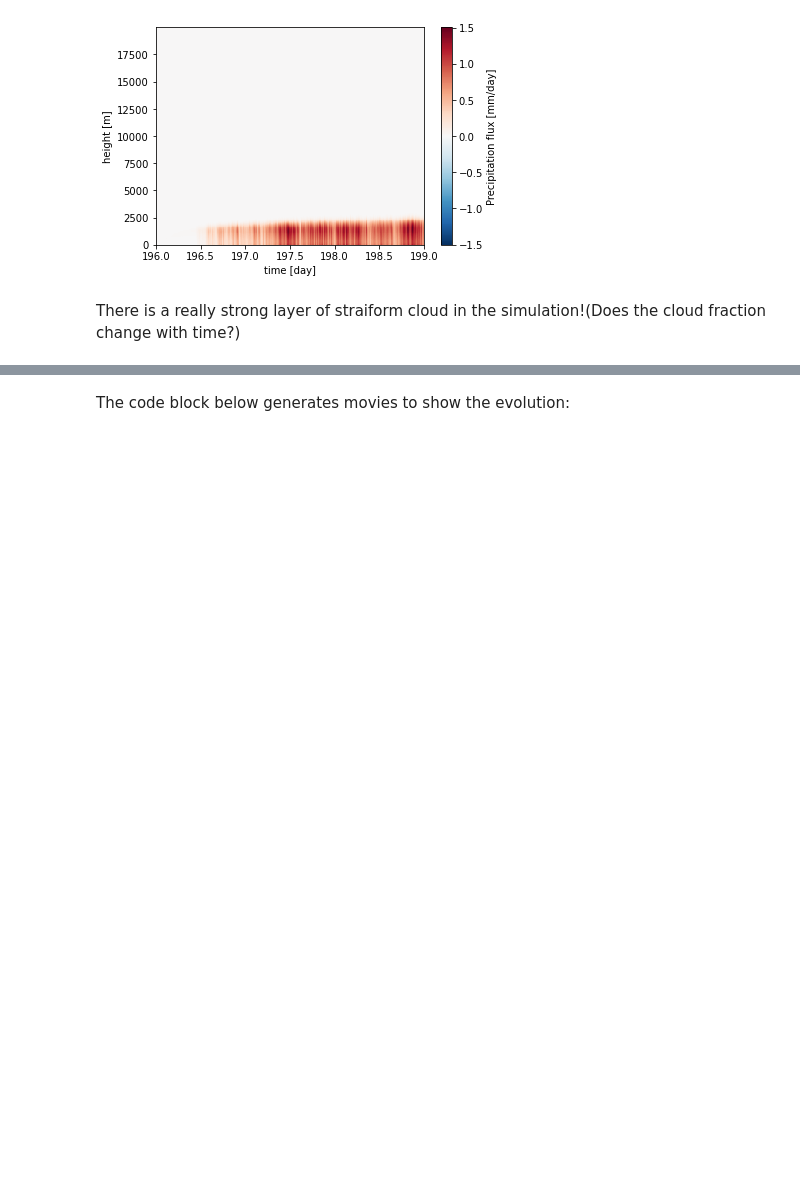
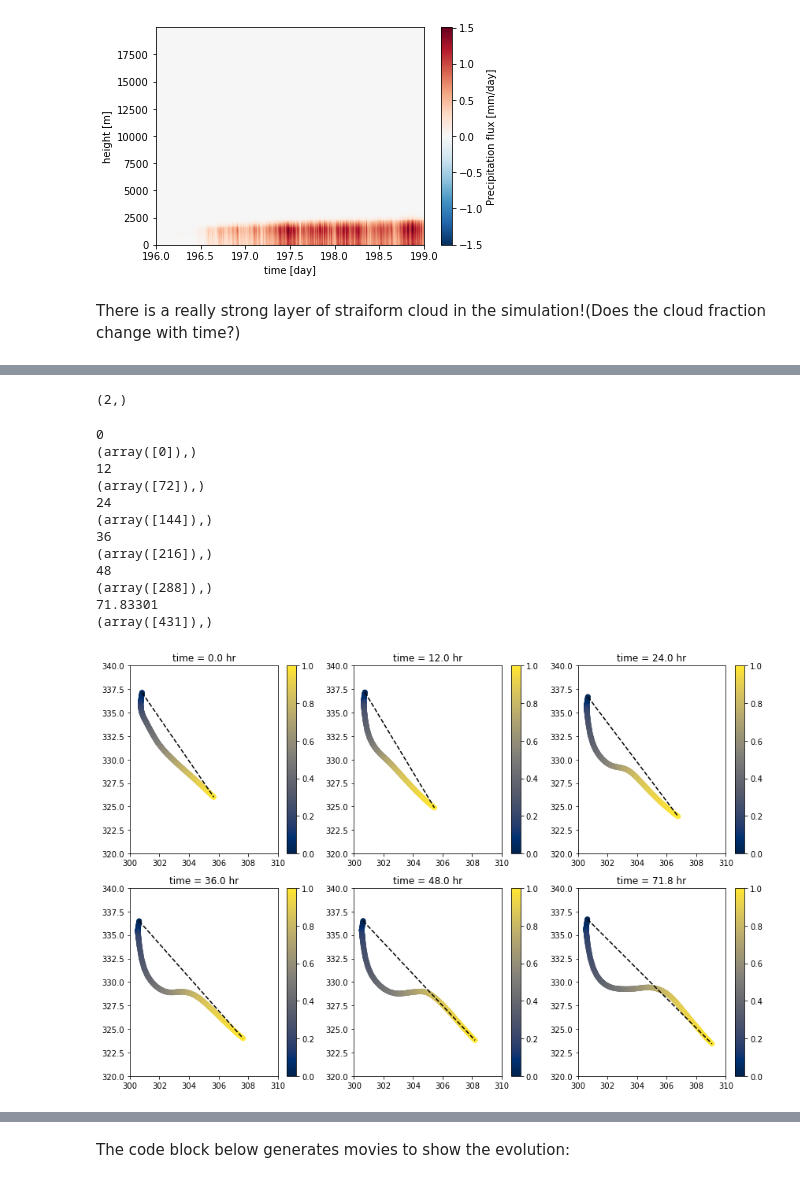
Before and after one commit to xychen-ocn/BB2017_analysis, a Jupyter notebook: examine_BB2017_MSE_Svl_Paluch_diagram.ipynb, the cells around one changed output, grey strips where cells are left out. Drawn from its saved outputs; the diff is of its cells as text; code cells hidden in the pictures; blank space fills up the shorter version.

```diff
--- a/examine_BB2017_MSE_Svl_Paluch_diagram.ipynb
+++ b/examine_BB2017_MSE_Svl_Paluch_diagram.ipynb
@@ -205,17 +434,0 @@ z_fine_normalized[-1,-1]
-# %%
-fig, ax = plt.subplots(1,1, figsize=(10,8))
-for i in range(0, nt, 36):
-    hsc=ax.scatter(Svl_fine[i,:], MSE_fine[i,:], c=z_fine_normalized[i,:], cmap=cm.cividis)
-    if i==0:
-        hb = fig.colorbar(hsc,ax=ax)
-        hb.set_label('Z/Zinv')
-ax.plot(Svl_fine[:,-1], MSE_fine[:,-1],color='r')
-# put markers on every 6 hours:
-ax.plot(Svl_fine[0:-1:36,-1],MSE_fine[0:-1:36,-1],linestyle='none',
-       marker='*',color='m')
-
-# mixed layer:
-ax.plot(Svl_fine[:,0], MSE_fine[:,0],color='c')
-# put markers on every 6 hours:
-ax.plot(Svl_fine[0:-1:36,0],MSE_fine[0:-1:36,0],linestyle='none',
-       marker='*',color='c')
@@ -234,0 +537,43 @@ for i in range(0, nt, 36):
+# %%
+simT[0:-1:36]
+i = 1
+test=Svl_fine[i,0],Svl_fine[i,-1]
+np.shape(test)
+# %% [output]
+(2,)
+# %%
+# plot the figure above in three sub-panels in a figure:
+tlist = [0, 12, 24, 36, 48, simT[-1].values]
+fig, axes = plt.subplots(2,3, figsize=(12,8))
+axes_flat = axes.reshape(-1)
+for indx, t in enumerate(tlist):
+    print(t)
+    dt = simT - t
+    i = np.where(simT==t)
+    print(i)
+
+    hsc=axes_flat[indx].scatter(Svl_fine[i,:], MSE_fine[i,:], c=z_fine_normalized[i,:], vmin=0, vmax=1, cmap = cm.cividis)
+    # plot the mixing line:
+    mixing_x = np.array([Svl_fine[i,0],Svl_fine[i,-1]])
+    mixing_y = np.array([MSE_fine[i,0],MSE_fine[i,-1]])
+    axes_flat[indx].plot(mixing_x.reshape(-1), mixing_y.reshape(-1), color='k', linestyle='--')
+    hb = fig.colorbar(hsc,ax=axes_flat[indx])
+    titlestr = "time = {0:.1f} hr".format(tlist[indx])
+    axes_flat[indx].set_title(titlestr)
+    axes_flat[indx].set_xlim(300,310)
+    axes_flat[indx].set_ylim(320, 340)
+fig.tight_layout()
+# %% [output]
+0
+(array([0]),)
+12
+(array([72]),)
+24
+(array([144]),)
+36
+(array([216]),)
+48
+(array([288]),)
+71.83301
+(array([431]),)
+[figure, added]
```
Also changed, not shown: parts of 25 cells of this notebook, 43 other files.
